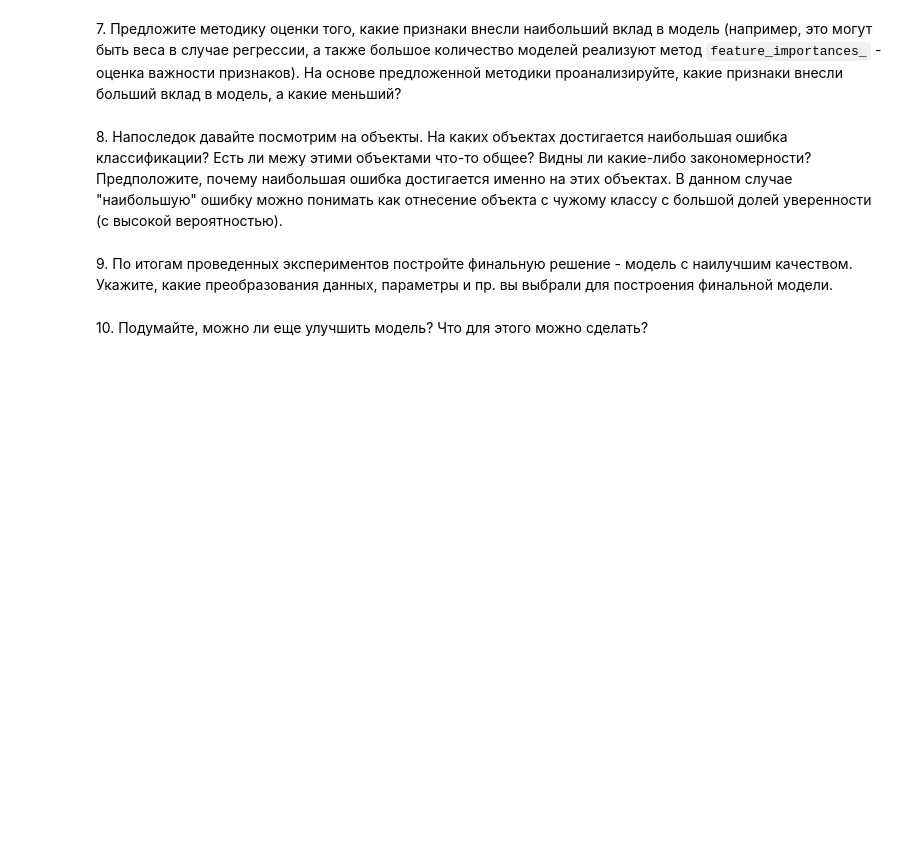
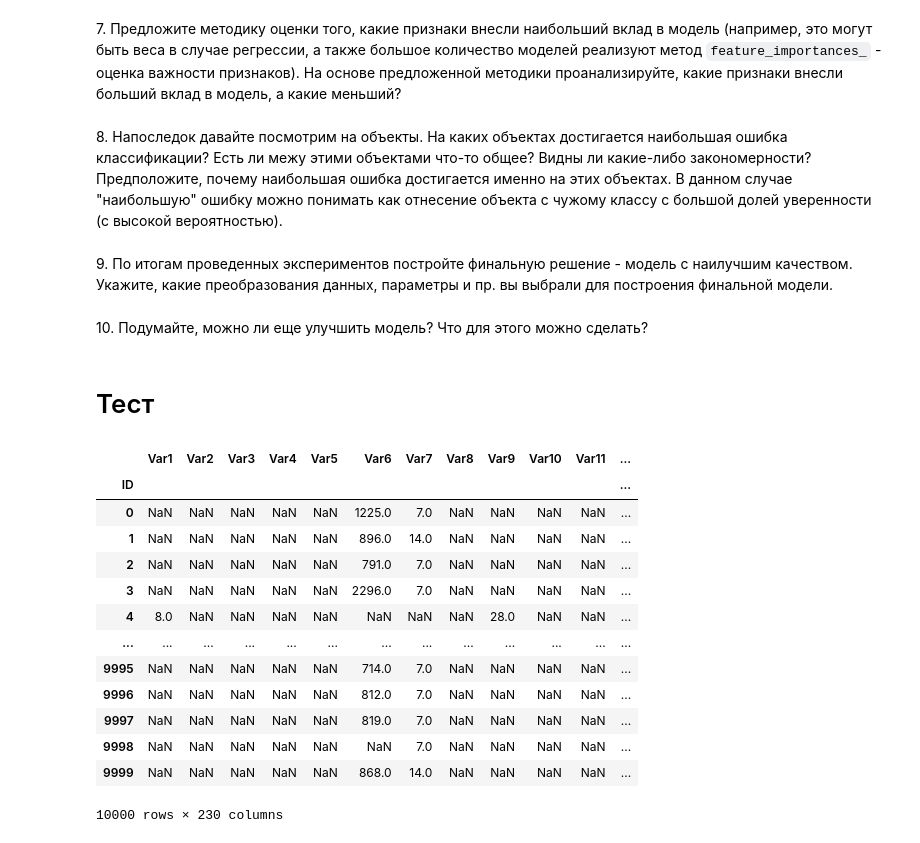
Before and after one commit to Uniholder/Specialization-Yandex-MIPT, a Jupyter notebook: 6_Final_projects/2_churn_prediction/week_5.ipynb, the cells around one changed output. Drawn from its saved outputs; the diff is of its cells as text; code cells hidden in the pictures; blank space fills up the shorter version.

```diff
--- a/6_Final_projects/2_churn_prediction/week_5.ipynb
+++ b/6_Final_projects/2_churn_prediction/week_5.ipynb
@@ -8,0 +16,13 @@
+# %%
+import pandas as pd
+import os
+import numpy as np
+
+from sklearn.model_selection import train_test_split
+from sklearn.preprocessing import OrdinalEncoder, StandardScaler
+from sklearn.impute import SimpleImputer
+from sklearn.base import BaseEstimator, TransformerMixin
+from sklearn.pipeline import Pipeline
+from sklearn.compose import make_column_selector as selector, ColumnTransformer
+
+PATH_TO_DATA = 'data'
@@ -32,3 +194,5 @@
 9\. По итогам проведенных экспериментов постройте финальную решение - модель с наилучшим качеством. Укажите, какие преобразования данных, параметры и пр. вы выбрали для построения финальной модели.
 # %% [markdown]
 10\. Подумайте, можно ли еще улучшить модель? Что для этого можно сделать?
+# %% [markdown]
+# Тест
@@ -34,0 +207,18 @@
+# %%
+df_test = pd.read_csv(os.path.join(PATH_TO_DATA, 'orange_small_churn_test_data.csv'), index_col=0)
+df_test
+# %% [output]
+|  | Var1 | Var2 | Var3 | Var4 | Var5 | Var6 | Var7 | Var8 | Var9 | Var10 | Var11 | ... |
+| ID |  |  |  |  |  |  |  |  |  |  |  | ... |
+| 0 | NaN | NaN | NaN | NaN | NaN | 1225.0 | 7.0 | NaN | NaN | NaN | NaN | ... |
+| 1 | NaN | NaN | NaN | NaN | NaN | 896.0 | 14.0 | NaN | NaN | NaN | NaN | ... |
+| 2 | NaN | NaN | NaN | NaN | NaN | 791.0 | 7.0 | NaN | NaN | NaN | NaN | ... |
+| 3 | NaN | NaN | NaN | NaN | NaN | 2296.0 | 7.0 | NaN | NaN | NaN | NaN | ... |
+| 4 | 8.0 | NaN | NaN | NaN | NaN | NaN | NaN | NaN | 28.0 | NaN | NaN | ... |
+| ... | ... | ... | ... | ... | ... | ... | ... | ... | ... | ... | ... | ... |
+| 9995 | NaN | NaN | NaN | NaN | NaN | 714.0 | 7.0 | NaN | NaN | NaN | NaN | ... |
+| 9996 | NaN | NaN | NaN | NaN | NaN | 812.0 | 7.0 | NaN | NaN | NaN | NaN | ... |
+| 9997 | NaN | NaN | NaN | NaN | NaN | 819.0 | 7.0 | NaN | NaN | NaN | NaN | ... |
+| 9998 | NaN | NaN | NaN | NaN | NaN | NaN | 7.0 | NaN | NaN | NaN | NaN | ... |
+| 9999 | NaN | NaN | NaN | NaN | NaN | 868.0 | 14.0 | NaN | NaN | NaN | NaN | ... |
+10000 rows × 230 columns
```
Also changed, not shown: parts of 24 cells of this notebook, 1 other file.
